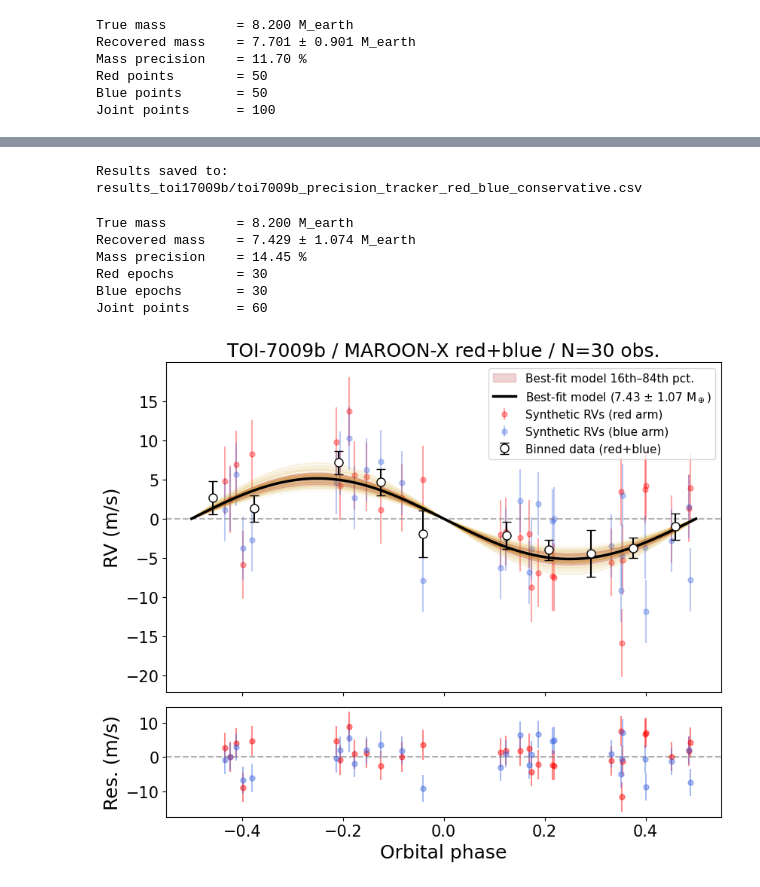
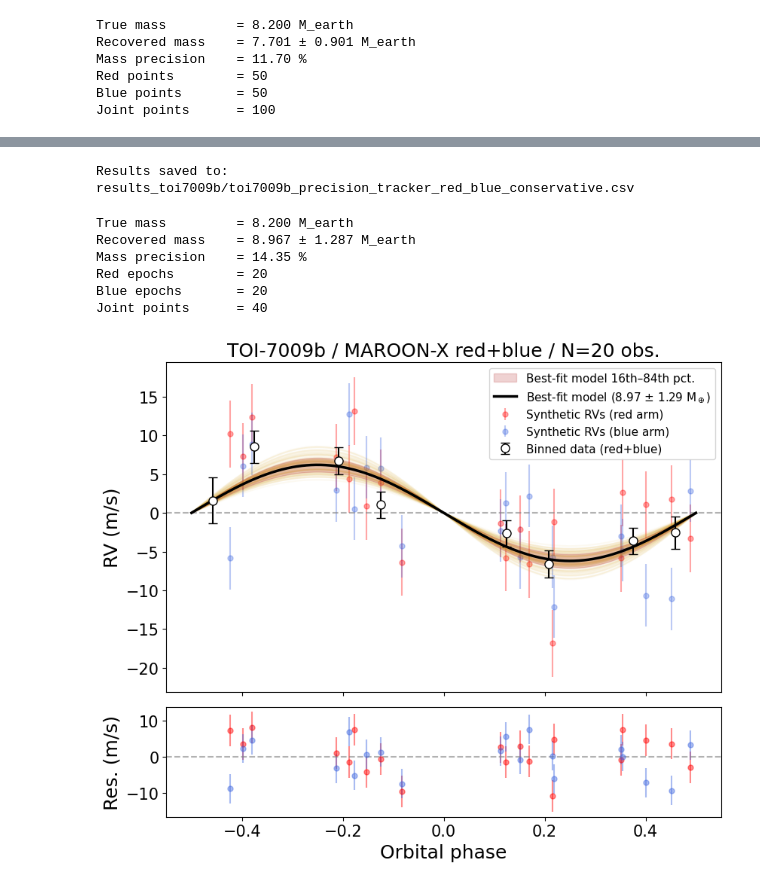
Before and after one commit to franpoz/ravex, a Jupyter notebook: examples/06_TOI7009_maroon-x-RED+BLUE.ipynb, the cells around one changed output, grey strips where cells are left out. Saved outputs shown, nothing was run; the diff lists cells and outputs as text; code cells hidden in the pictures.

```diff
--- a/examples/06_TOI7009_maroon-x-RED+BLUE.ipynb
+++ b/examples/06_TOI7009_maroon-x-RED+BLUE.ipynb
@@ -295,11 +302,11 @@ plt.show()
 from ravex import save_precision_tracker_to_csv
 # %%
 save_precision_tracker_to_csv(
-    res_prec_joint,
+    res_parallel,
     "results_toi7009b/toi7009b_precision_tracker_red_blue_conservative.csv"
 )
 # %% [output]
-Results saved to: results_toi17009b/toi7009b_precision_tracker_red_blue_conservative.csv
+Results saved to: results_toi7009b/toi7009b_precision_tracker_red_blue_conservative.csv
 # %%
 from scipy.optimize import curve_fit
 
@@ -308,7 +315,7 @@ from scipy.optimize import curve_fit
 # Assumption: N=20 means 20 common epochs, so we plot 20 red + 20 blue points
 # =========================================================
 planet_index = 0
-n_obs = 30
+n_obs = 20
 
 true_mass = system.planets[planet_index]["mass"].to(u.earthMass).value
 sigma_eff_red = sigma_eff_maroonx_red
@@ -612,7 +619,7 @@ ax1.errorbar(
 
 ax1.axhline(0.0, ls='--', color='gray', alpha=0.6)
 ax1.set_ylabel('RV (m/s)', fontsize=18)
-ax1.set_title('TOI-7009b / MAROON-X red+blue / N=30 obs.', fontsize=18)
+ax1.set_title('TOI-7009b / MAROON-X red+blue / N=20 obs.', fontsize=18)
 ax1.tick_params(axis="both", labelsize=15)
 ax1.grid(False)
 ax1.legend(fontsize=11)
@@ -624,36 +631,36 @@ ax2.errorbar(
     yerr=yerr_red[ord_red],
     fmt='o',
     ms=5,
     color='red',
     ecolor='red',
     alpha=0.45
 )
 
 ax2.errorbar(
     phase_blue_plot[ord_blue],
     residuals_blue[ord_blue],
     yerr=yerr_blue[ord_blue],
     fmt='o',
     ms=5,
     color='royalblue',
     ecolor='royalblue',
     alpha=0.45
 )
 
 ax2.axhline(0.0, ls='--', color='gray', alpha=0.6)
 ax2.set_xlabel('Orbital phase', fontsize=18)
 ax2.set_ylabel('Res. (m/s)', fontsize=18)
 ax2.tick_params(axis="both", labelsize=15)
 ax2.grid(False)
 
 plt.tight_layout()
 # plt.savefig("fitting_TOI7009b_RED_BLUE_N20.png", dpi=200, bbox_inches="tight")
 plt.show()
 # %% [output]
 True mass         = 8.200 M_earth
-Recovered mass    = 7.429 ± 1.074 M_earth
-Mass precision    = 14.45 %
-Red epochs        = 30
-Blue epochs       = 30
-Joint points      = 60
+Recovered mass    = 8.967 ± 1.287 M_earth
+Mass precision    = 14.35 %
+Red epochs        = 20
+Blue epochs       = 20
+Joint points      = 40
-[figure, old version]
+[figure, new version]
```
Also changed, not shown: parts of 2 cells of this notebook.
